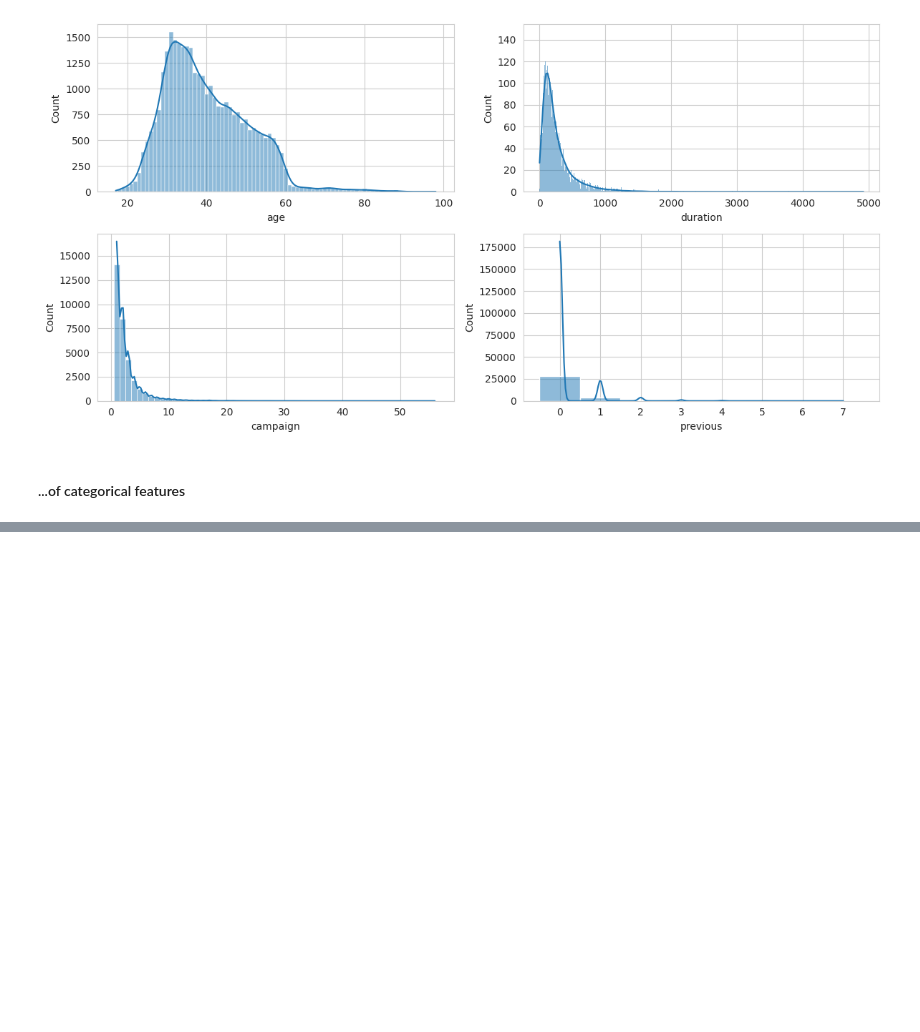
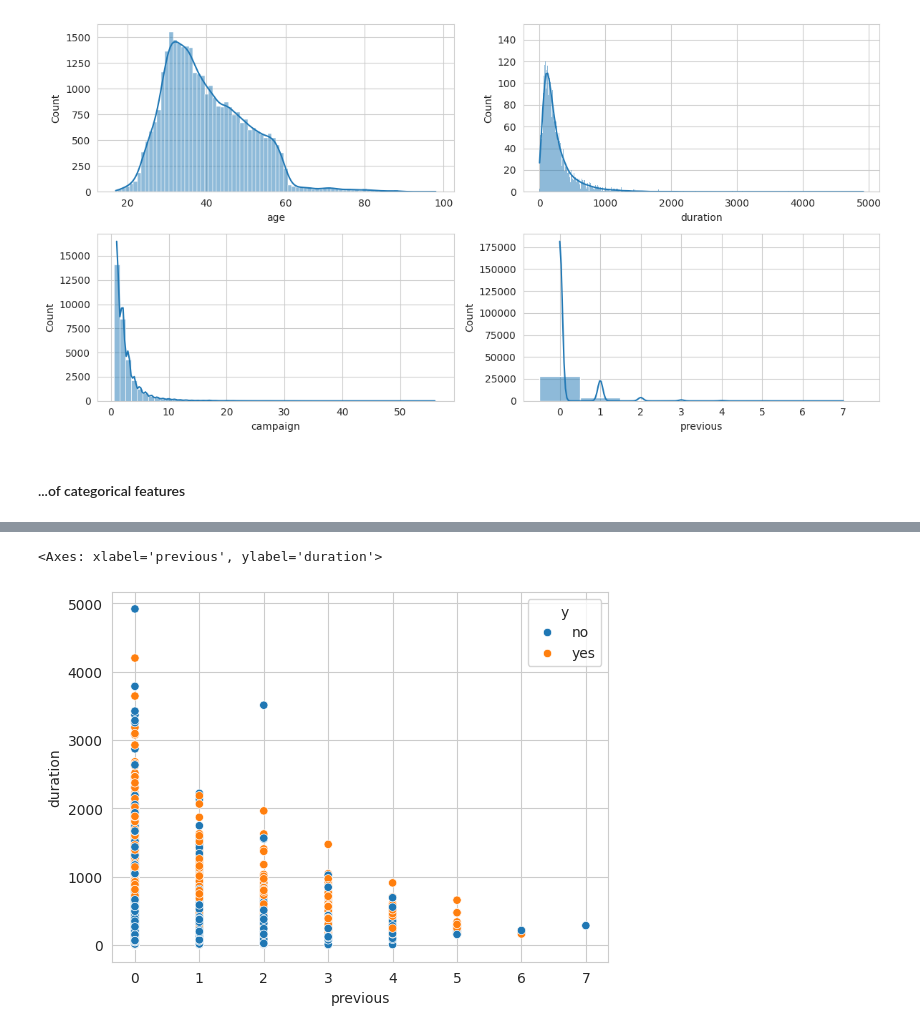
Before and after one commit to naty88/customer_subscriptions_prediction, a Jupyter notebook: notebooks/EDA_analysis.ipynb, the cells around one changed output, grey strips where cells are left out. Drawn from its saved outputs; the diff is of its cells as text; code cells hidden in the pictures; blank space fills up the shorter version.

```diff
--- a/notebooks/EDA_analysis.ipynb
+++ b/notebooks/EDA_analysis.ipynb
@@ -195,0 +210,5 @@ plt.tight_layout()
+# %%
+sns.scatterplot(data=df, x="previous", y="duration", hue="y")
+# %% [output]
+<Axes: xlabel='previous', ylabel='duration'>
+[figure, added]
```
Also changed, not shown: parts of 15 cells of this notebook.
